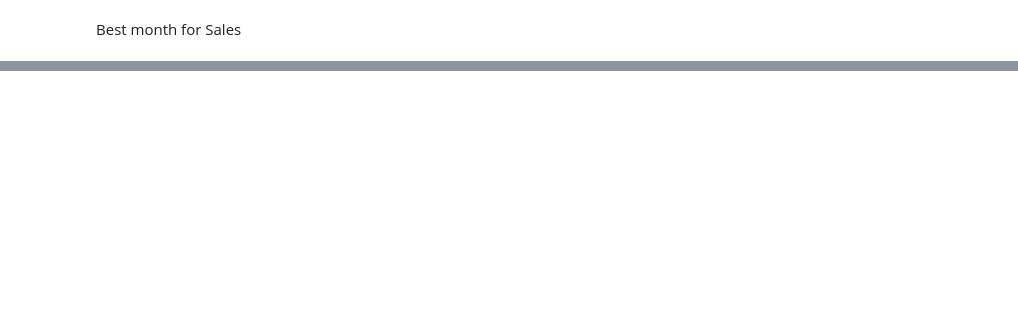
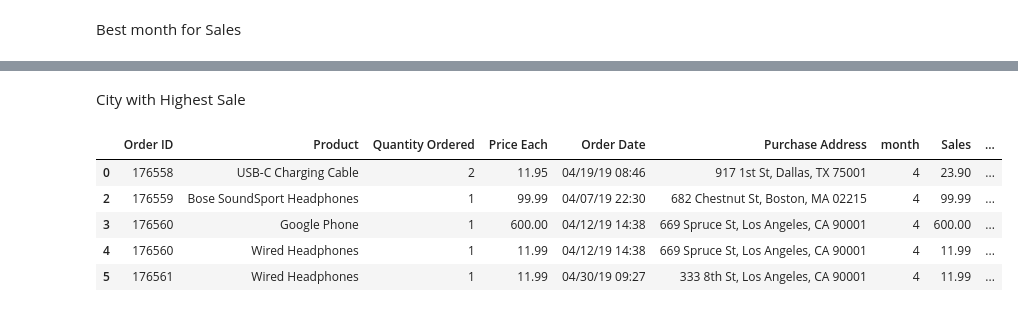
Before and after one commit to pritamiiit/Sales_Analysis, a Jupyter notebook: Sales Analysis.ipynb, the cells around one changed output, grey strips where cells are left out. Saved outputs shown, nothing was run; the diff lists cells and outputs as text; code cells hidden in the pictures; blank space fills up the shorter version.

```diff
--- a/Sales Analysis.ipynb
+++ b/Sales Analysis.ipynb
@@ -47,0 +90,4 @@ adf.to_csv("merged_csv", index=False)
+# %%
+#droping "Or"
+
+adf=adf[adf["Order Date"].str[0:2]!="Or"]
@@ -47,0 +96,9 @@ adf.to_csv("merged_csv", index=False)
+# %%
+# adding few cols
+# month col
+
+adf["month"]=adf["Order Date"].str[0:2]
+
+# strnig to int
+
+adf["month"]=adf["month"].astype("int32")
@@ -47,0 +114,4 @@ adf.to_csv("merged_csv", index=False)
+# %%
+#add sales col
+
+adf["Sales"]=adf["Quantity Ordered"]*adf["Price Each"]
@@ -49,0 +158,20 @@ Best month for Sales
+# %% [markdown]
+City with Highest Sale
+# %%
+# Extracting city col
+def get_city(address):
+    return address.split(',')[1]
+
+def get_state(address):
+    return address.split(',')[2].split(' ')[1]
+
+adf["City"]=adf["Purchase Address"].apply(lambda x: get_city(x)+''+ get_state(x))
+# %%
+adf.head()
+# %% [output]
+|  | Order ID | Product | Quantity Ordered | Price Each | Order Date | Purchase Address | month | Sales | ... |
+| 0 | 176558 | USB-C Charging Cable | 2 | 11.95 | 04/19/19 08:46 | 917 1st St, Dallas, TX 75001 | 4 | 23.90 | ... |
+| 2 | 176559 | Bose SoundSport Headphones | 1 | 99.99 | 04/07/19 22:30 | 682 Chestnut St, Boston, MA 02215 | 4 | 99.99 | ... |
+| 3 | 176560 | Google Phone | 1 | 600.00 | 04/12/19 14:38 | 669 Spruce St, Los Angeles, CA 90001 | 4 | 600.00 | ... |
+| 4 | 176560 | Wired Headphones | 1 | 11.99 | 04/12/19 14:38 | 669 Spruce St, Los Angeles, CA 90001 | 4 | 11.99 | ... |
+| 5 | 176561 | Wired Headphones | 1 | 11.99 | 04/30/19 09:27 | 333 8th St, Los Angeles, CA 90001 | 4 | 11.99 | ... |
```
Also changed, not shown: parts of 19 cells of this notebook.
